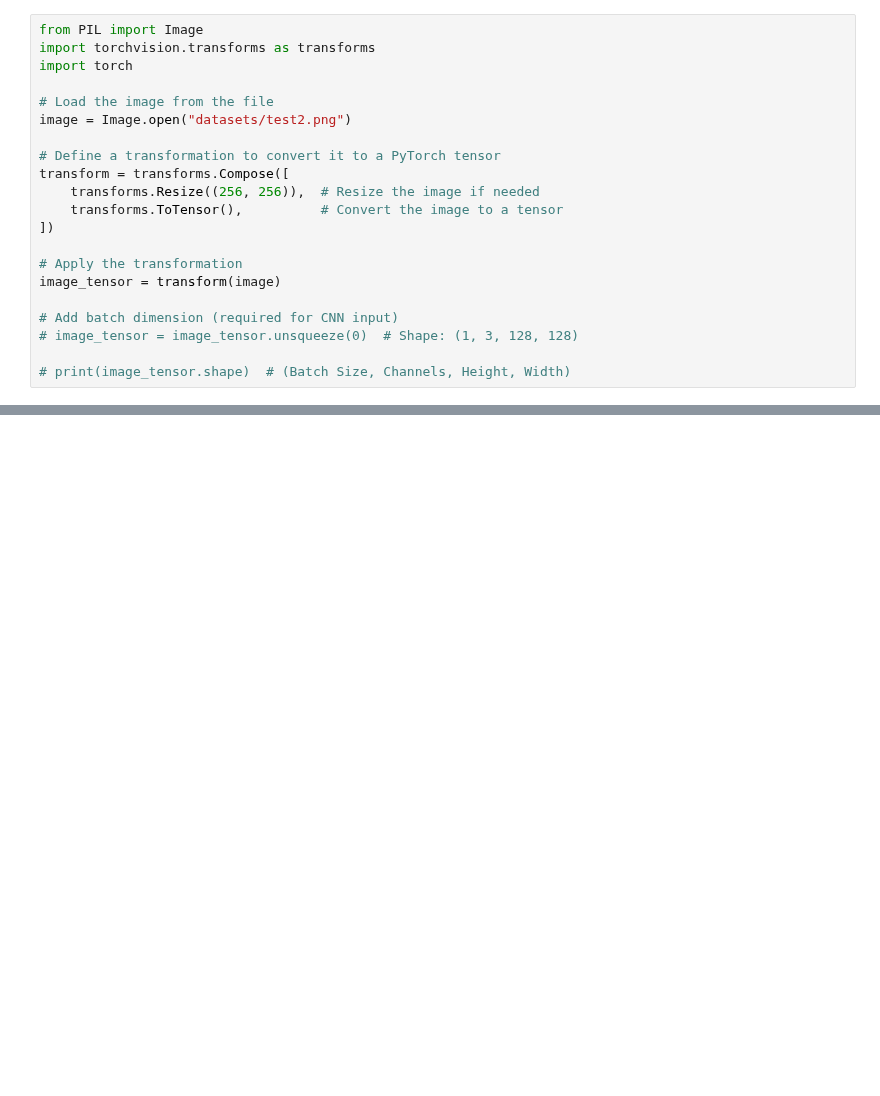
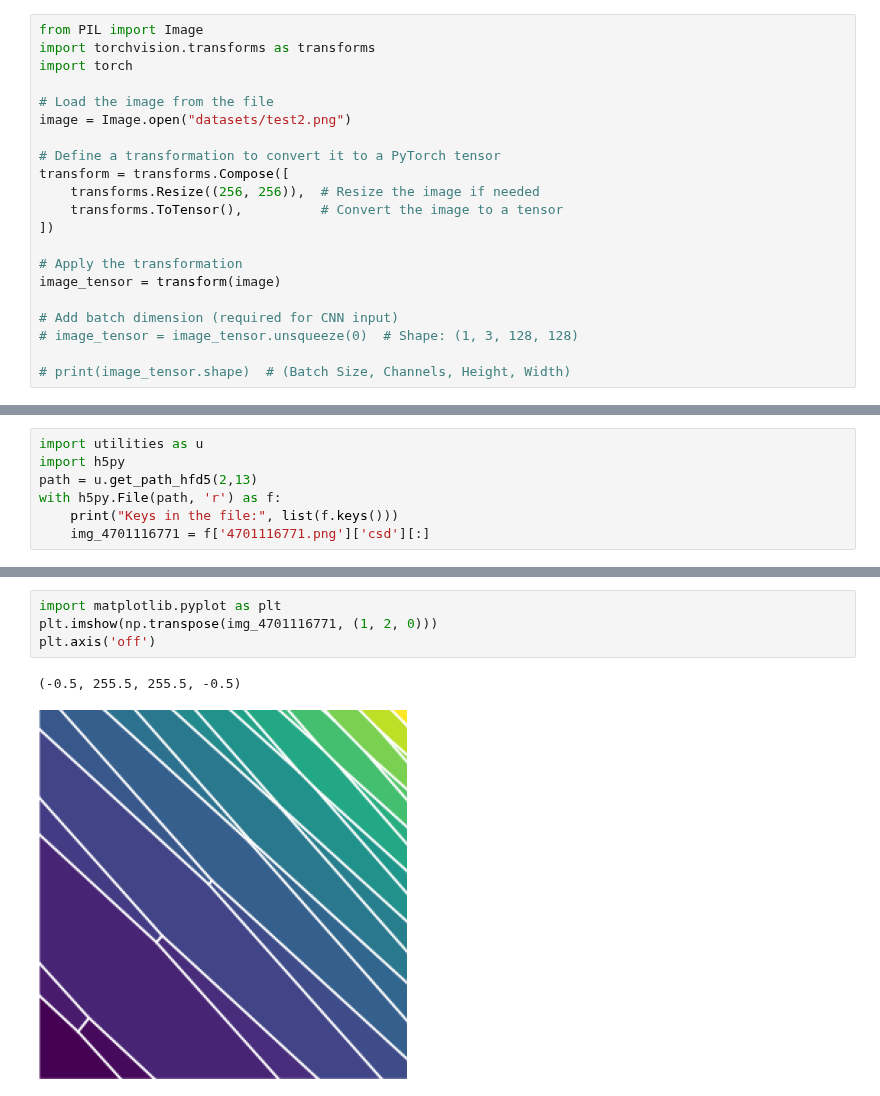
Before and after one commit to KREFT-QS-13/learning-QDs-parameters, a Jupyter notebook: testing_qdarts.ipynb, the cells around one changed output, grey strips where cells are left out. Cells and saved outputs as stored; diff of their text form; blank space fills up the shorter version.

```diff
--- a/testing_qdarts.ipynb
+++ b/testing_qdarts.ipynb
@@ -143,0 +130,7 @@ TypeError: count_directories_in_folder() takes 1 positional argument but 2 were
+# %%
+import utilities as u
+import h5py
+path = u.get_path_hfd5(2,13)
+with h5py.File(path, 'r') as f:
+    print("Keys in the file:", list(f.keys()))
+    img_4701116771 = f['4701116771.png']['csd'][:]
@@ -143,0 +143,7 @@ TypeError: count_directories_in_folder() takes 1 positional argument but 2 were
+# %%
+import matplotlib.pyplot as plt
+plt.imshow(np.transpose(img_4701116771, (1, 2, 0)))
+plt.axis('off')
+# %% [output]
+(-0.5, 255.5, 255.5, -0.5)
+[figure, added]
```
Also changed, not shown: parts of 9 cells of this notebook, 2 other files.
